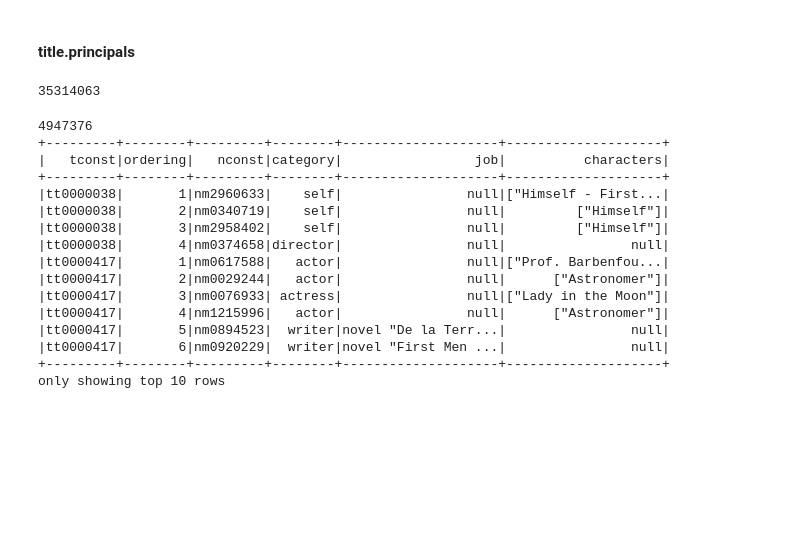
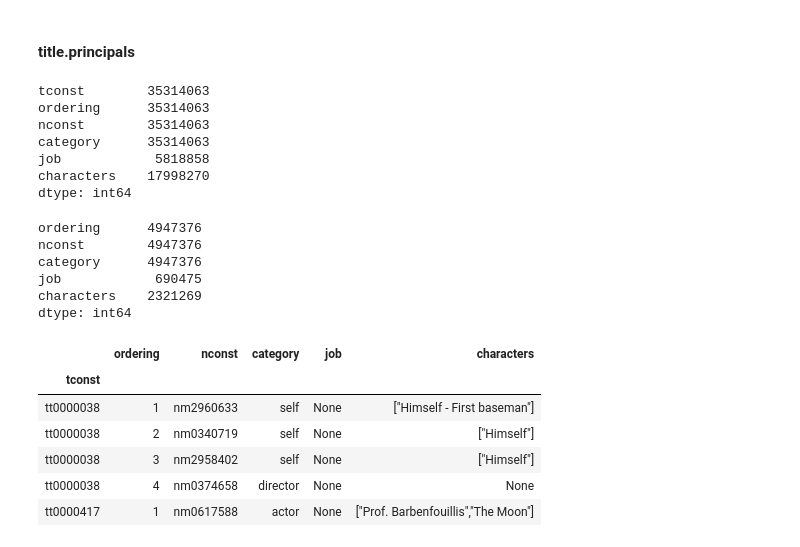
Before and after one commit to michaeltouze/datasciencest-movie, a Jupyter notebook: src/datamart.ipynb, the cells around one changed output. Drawn from its saved outputs; the diff is of its cells as text; code cells hidden in the pictures; blank space fills up the shorter version.

Commit message:
add title_principals parsing using Python

```diff
--- a/src/datamart.ipynb
+++ b/src/datamart.ipynb
@@ -213,35 +215,35 @@ link_title_directors.write.parquet(os.path.join(dir_edited_datamart, "link_title
 # %% [markdown]
 #### title.principals
 # %%
-title_principals = spark.read.parquet("../data/parsed_data/imdb.db/title_principals")
-tconst = spark.read.parquet("../data/edited_data/datamart.db/tconst")
+title_principals = pd.read_parquet("../data/parsed_data/imdb.db/title_principals")
+tconst = pd.read_parquet("../data/edited_data/datamart.db/tconst")
 # %%
 title_principals.count()
 # %% [output]
-35314063
+tconst        35314063
+ordering      35314063
+nconst        35314063
+category      35314063
+job            5818858
+characters    17998270
+dtype: int64
 # %%
-title_principals = (
-    title_principals
-    .join(tconst, ["tconst"], "inner")
-)
+title_principals = title_principals.set_index("tconst").join(tconst.set_index("tconst"), how="inner")
 # %%
 print(title_principals.count())
-title_principals.show(10)
+title_principals.head()
 # %% [output]
-4947376
-+---------+--------+---------+--------+--------------------+--------------------+
-|   tconst|ordering|   nconst|category|                 job|          characters|
-+---------+--------+---------+--------+--------------------+--------------------+
-|tt0000038|       1|nm2960633|    self|                null|["Himself - First...|
-|tt0000038|       2|nm0340719|    self|                null|         ["Himself"]|
-|tt0000038|       3|nm2958402|    self|                null|         ["Himself"]|
-|tt0000038|       4|nm0374658|director|                null|                null|
-|tt0000417|       1|nm0617588|   actor|                null|["Prof. Barbenfou...|
-|tt0000417|       2|nm0029244|   actor|                null|      ["Astronomer"]|
-|tt0000417|       3|nm0076933| actress|                null|["Lady in the Moon"]|
-|tt0000417|       4|nm1215996|   actor|                null|      ["Astronomer"]|
-|tt0000417|       5|nm0894523|  writer|novel "De la Terr...|                null|
-|tt0000417|       6|nm0920229|  writer|novel "First Men ...|                null|
-+---------+--------+---------+--------+--------------------+--------------------+
-only showing top 10 rows
+ordering      4947376
+nconst        4947376
+category      4947376
+job            690475
+characters    2321269
+dtype: int64
+|  | ordering | nconst | category | job | characters |
+| tconst |  |  |  |  |  |
+| tt0000038 | 1 | nm2960633 | self | None | ["Himself - First baseman"] |
+| tt0000038 | 2 | nm0340719 | self | None | ["Himself"] |
+| tt0000038 | 3 | nm2958402 | self | None | ["Himself"] |
+| tt0000038 | 4 | nm0374658 | director | None | None |
+| tt0000417 | 1 | nm0617588 | actor | None | ["Prof. Barbenfouillis","The Moon"] |
 # %%
```
Also changed, not shown: parts of 3 cells of this notebook, 3 other files.
